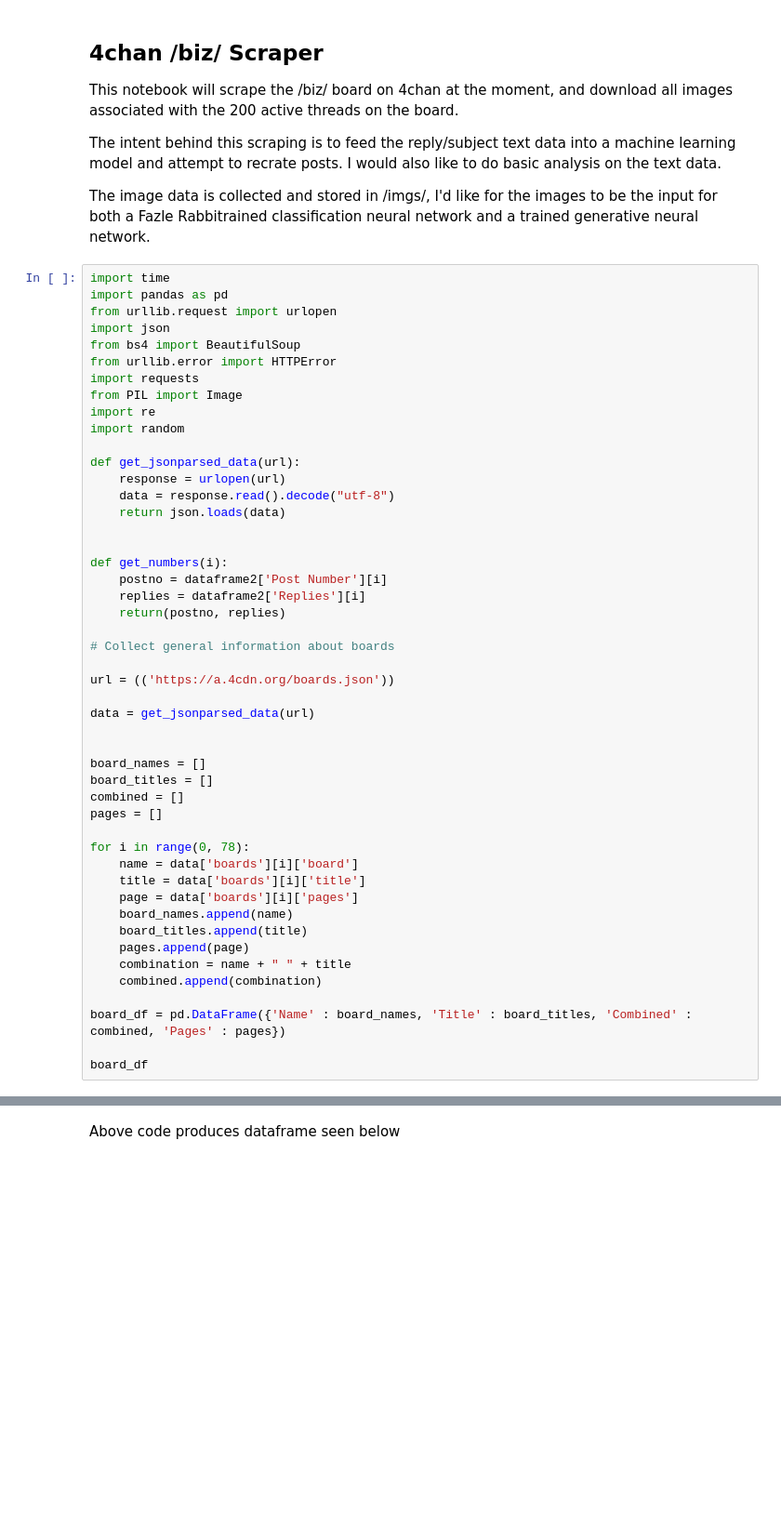
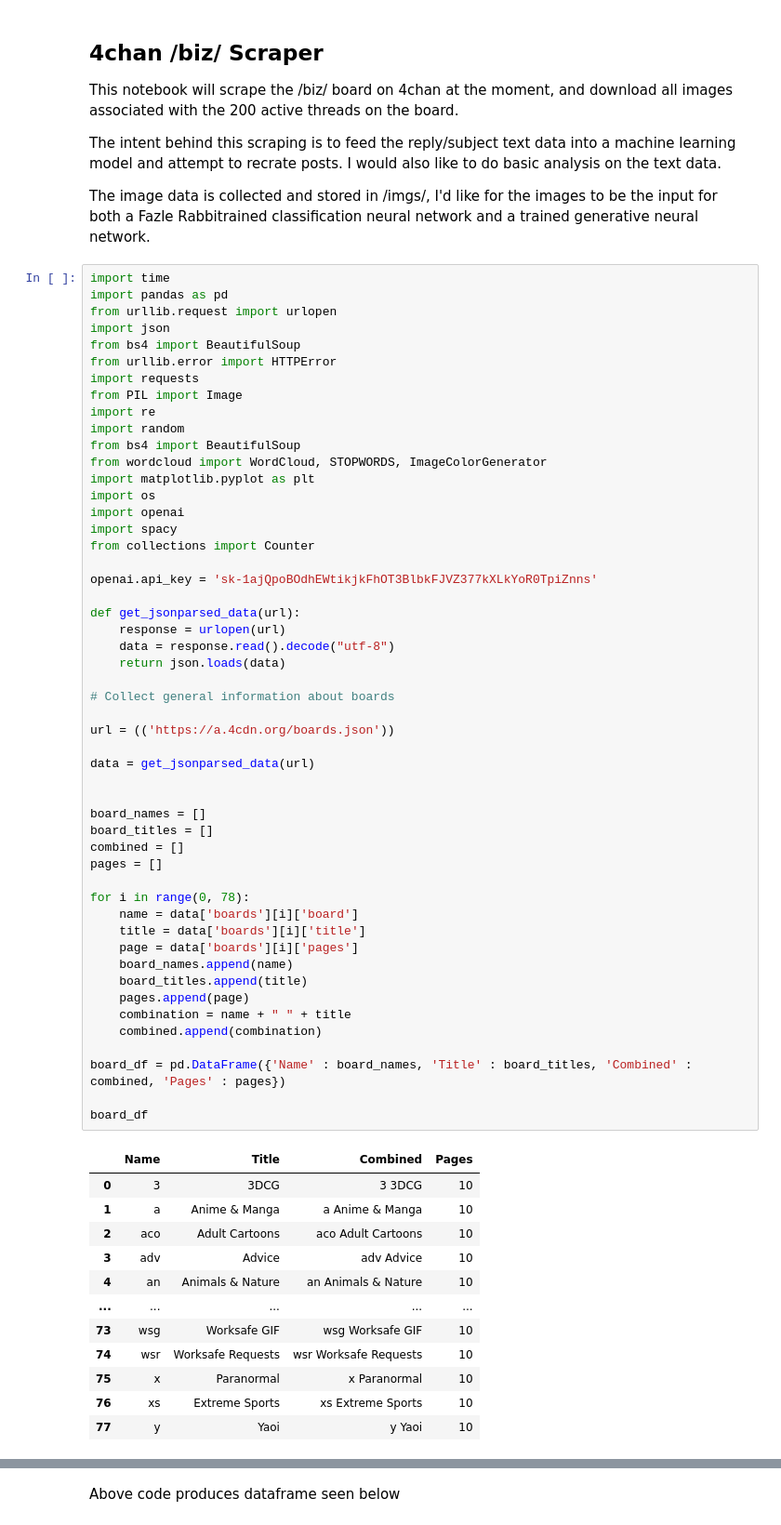
Before and after one commit to dylanbud/bizproject, a Jupyter notebook: biznotebook.ipynb, the cells around one changed output, grey strips where cells are left out. Shown at 93% size. Drawn from its saved outputs; the diff is of its cells as text; blank space fills up the shorter version.

```diff
--- a/biznotebook.ipynb
+++ b/biznotebook.ipynb
@@ -17,41 +17,56 @@ import requests
 from PIL import Image
 import re
 import random
+from bs4 import BeautifulSoup
+from wordcloud import WordCloud, STOPWORDS, ImageColorGenerator
+import matplotlib.pyplot as plt
+import os
+import openai
+import spacy
+from collections import Counter
+
+openai.api_key = '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'
 
 def get_jsonparsed_data(url):
     response = urlopen(url)
     data = response.read().decode("utf-8")
     return json.loads(data)
-
-
-def get_numbers(i):
-    postno = dataframe2['Post Number'][i]
-    replies = dataframe2['Replies'][i]
-    return(postno, replies)
 
 # Collect general information about boards
 
 url = (('https://a.4cdn.org/boards.json'))
 
 data = get_jsonparsed_data(url)
 
 
 board_names = []
 board_titles = []
 combined = []
 pages = []
 
 for i in range(0, 78):
     name = data['boards'][i]['board']
     title = data['boards'][i]['title']
     page = data['boards'][i]['pages']
     board_names.append(name)
     board_titles.append(title)
     pages.append(page)
     combination = name + " " + title
     combined.append(combination)
 
 board_df = pd.DataFrame({'Name' : board_names, 'Title' : board_titles, 'Combined' : combined, 'Pages' : pages})
 
 board_df
 # %% [output]
+|  | Name | Title | Combined | Pages |
+| 0 | 3 | 3DCG | 3 3DCG | 10 |
+| 1 | a | Anime & Manga | a Anime & Manga | 10 |
+| 2 | aco | Adult Cartoons | aco Adult Cartoons | 10 |
+| 3 | adv | Advice | adv Advice | 10 |
+| 4 | an | Animals & Nature | an Animals & Nature | 10 |
+| ... | ... | ... | ... | ... |
+| 73 | wsg | Worksafe GIF | wsg Worksafe GIF | 10 |
+| 74 | wsr | Worksafe Requests | wsr Worksafe Requests | 10 |
+| 75 | x | Paranormal | x Paranormal | 10 |
+| 76 | xs | Extreme Sports | xs Extreme Sports | 10 |
+| 77 | y | Yaoi | y Yaoi | 10 |
```
Also changed, not shown: parts of 16 cells of this notebook, 1 other file.
